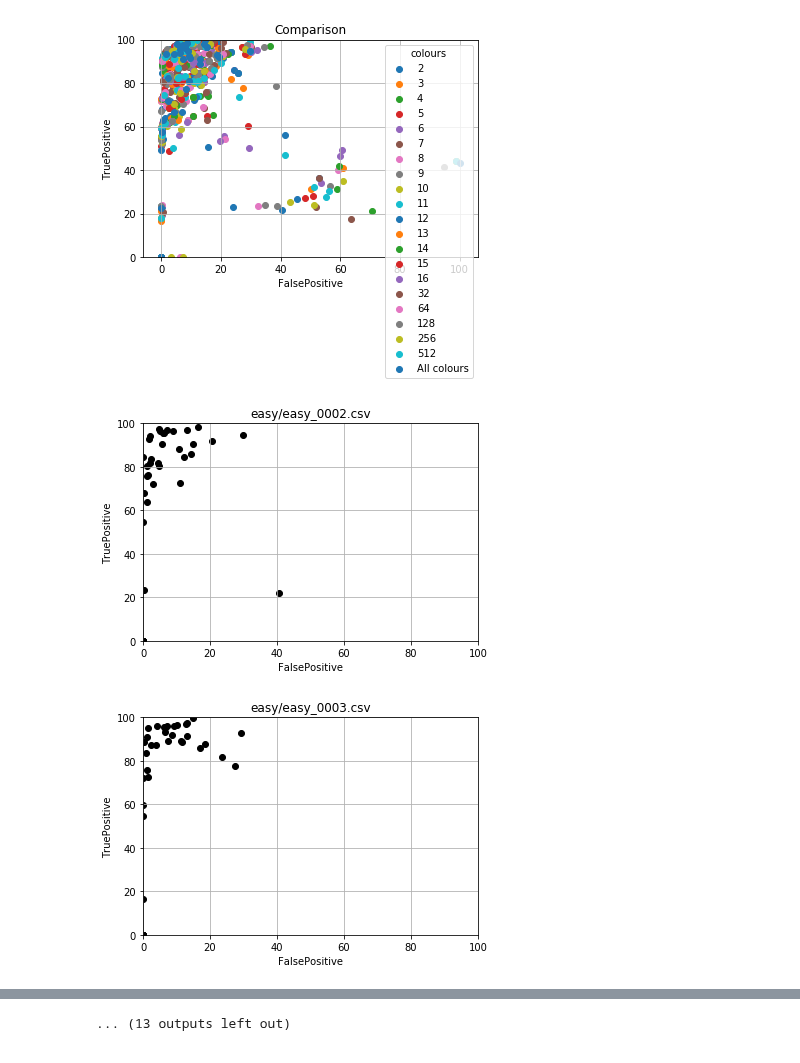
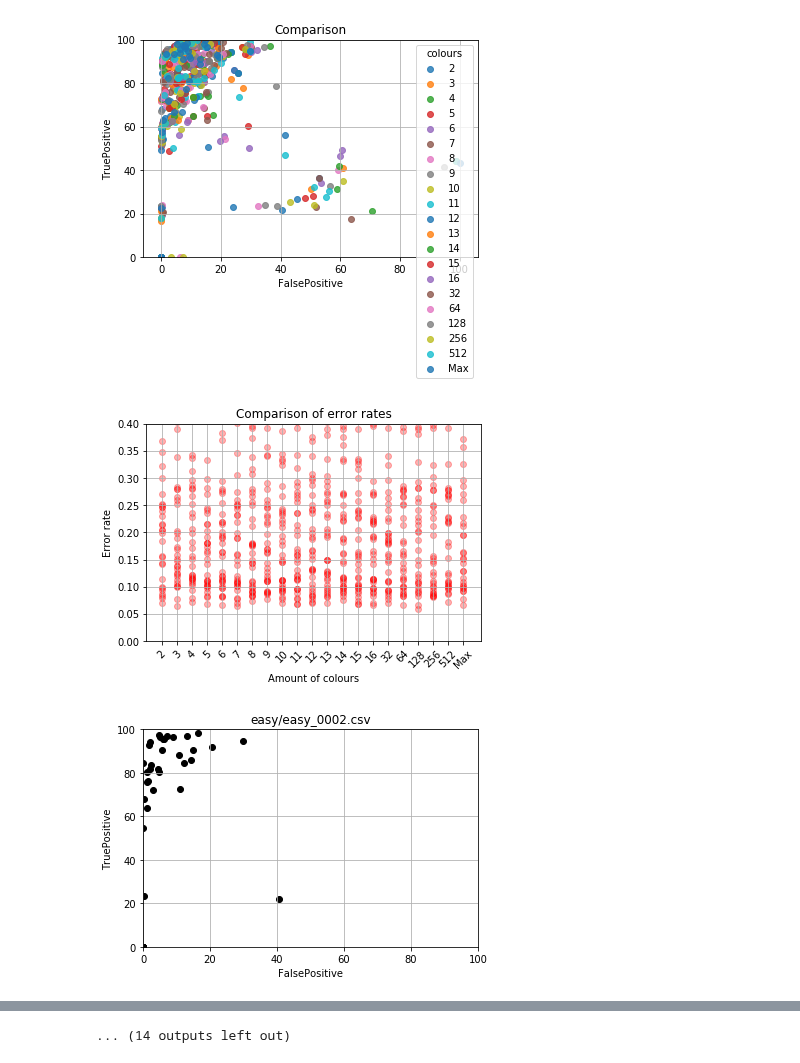
Before and after one commit to nielsr2/P3-G306, a Jupyter notebook: STRUCTURE/NOTEBOOKS/Statistics.ipynb, the cells around one changed output, grey strips where cells are left out. Saved outputs shown, nothing was run; the diff lists cells and outputs as text; code cells hidden in the pictures.

```diff
--- a/STRUCTURE/NOTEBOOKS/Statistics.ipynb
+++ b/STRUCTURE/NOTEBOOKS/Statistics.ipynb
@@ -8,13 +8,13 @@ import csv
 csvFolder = glob.glob("CSVFILES/easy/" + "*.csv")
 csvFolder.sort()
 
-# Colours used for comparison scatter plot
-#colourList = ['red','blue','green','orange']
+
 colourAmount = []
 y_means = []
 y_batches = []
 no_iris = []
 file_count = 0
+datasetname = " "
 
 # set up comparison plot
 fig, comparisonplot = plt.subplots()
@@ -26,13 +26,24 @@ comparisonplot.set_ylabel('TruePositive')
 comparisonplot.grid(True)
 
 
+fig, comparisonplot2 = plt.subplots()
+comparisonplot2.set_title("Comparison of error rates")
+#comparisonplot.set_xlim(0, 100)
+comparisonplot2.set_ylim(0, 0.4)
+comparisonplot2.set_xlabel('Amount of colours')
+comparisonplot2.set_ylabel('Error rate')
+plt.xticks(rotation=45)
+comparisonplot2.grid(True)
+
+
 for csvfile in csvFolder:
     # Find amount of colours from the file name
     csvfilename = csvfile.replace("CSVFILES/","")
     colours = csvfile.split("_")
+    datasetname = colours[0].replace("CSVFILES/hard/","")
     colours = colours[1].replace(".csv","")
     if colours == "ALL":
-        colours = "All colours"
+        colours = "Max"
     colours = colours.lstrip('0')
     colourAmount.append(str(colours))
 
@@ -55,6 +66,7 @@ for csvfile in csvFolder:
 
             if row['noCircles'] == 'True':
                 notFound += 1
+                y = 1
                 y_accum += 1
                 y_list.append(1)
             else:
@@ -66,6 +78,7 @@ for csvfile in csvFolder:
 
             # Plot values for image in a CSV file
             batchplot.scatter(float(row['FP']), float(row['TP']), color='black')
+            comparisonplot2.scatter(colours, y, color='red', alpha=0.3)
 
             #comparisonplot.scatter(float(row['FP']), float(row['TP']), color=colourList[file_count-1])
             FP.append(float(row['FP']))
@@ -82,7 +95,7 @@ for csvfile in csvFolder:
         #plt.show()
         # fig.savefig("2DScatterplot.pdf", bbox_inches='tight')
 
-        comparisonplot.scatter(FP, TP, label=colours)
+        comparisonplot.scatter(FP, TP, label=colours,alpha=0.8)
 
     #y_means.append(y_accum/found)
     y_means.append(y_accum/row_count)
@@ -90,37 +103,38 @@ for csvfile in csvFolder:
     y_batches.append(y_list)
 
 
 comparisonplot.legend(title='colours',loc='upper right')
 
 # Make average error plot
 fig, error = plt.subplots()
 error.plot(colourAmount, y_means, 'o-')
 error.grid(True)
 #error.set_xlim(0, 30)
 #error.set_ylim(0, 100)
 error.set_xlabel('Number of colours')
 error.set_ylabel('Average Error Rate')
 plt.xticks(rotation=45)
-fig.savefig("ErrorPlot.pdf", bbox_inches='tight')
+fig.savefig(datasetname+"_ErrorPlot.pdf", bbox_inches='tight')
 
 # Make bar chart for irises not found
 fig, hist = plt.subplots()
 hist.bar(colourAmount,no_iris,align='center')
 plt.xticks(colourAmount)
 hist.set_xlabel('Number of colours')
 hist.set_ylabel('irises not found')
 plt.xticks(rotation=45)
-fig.savefig("BarChart.pdf", bbox_inches='tight')
+fig.savefig(datasetname+"_BarChart.pdf", bbox_inches='tight')
 
 fig, boxplot = plt.subplots()
-boxplot.boxplot(y_batches,labels=colourAmount)
+outlier = dict(marker='o', markerfacecolor='r',alpha=0.2)
+boxplot.boxplot(y_batches,labels=colourAmount,flierprops=outlier)
 boxplot.set_xlabel('Number of colours')
 boxplot.set_ylabel('Error Rate')
 plt.xticks(rotation=45)
-fig.savefig("BoxPlot.pdf", bbox_inches='tight')
+fig.savefig(datasetname+"_BoxPlot.pdf", bbox_inches='tight')
 
 plt.show()
 # %% [output]
-[figure, old version]
+[figure, new version]
-[figure, old version]
+[figure, new version]
-[figure, old version]
+[figure, new version]
@@ -136 +150 @@ plt.show()
-... (13 outputs left out)
+... (14 outputs left out)
```
Also changed, not shown: parts of 1 cell of this notebook, 23 other files.
